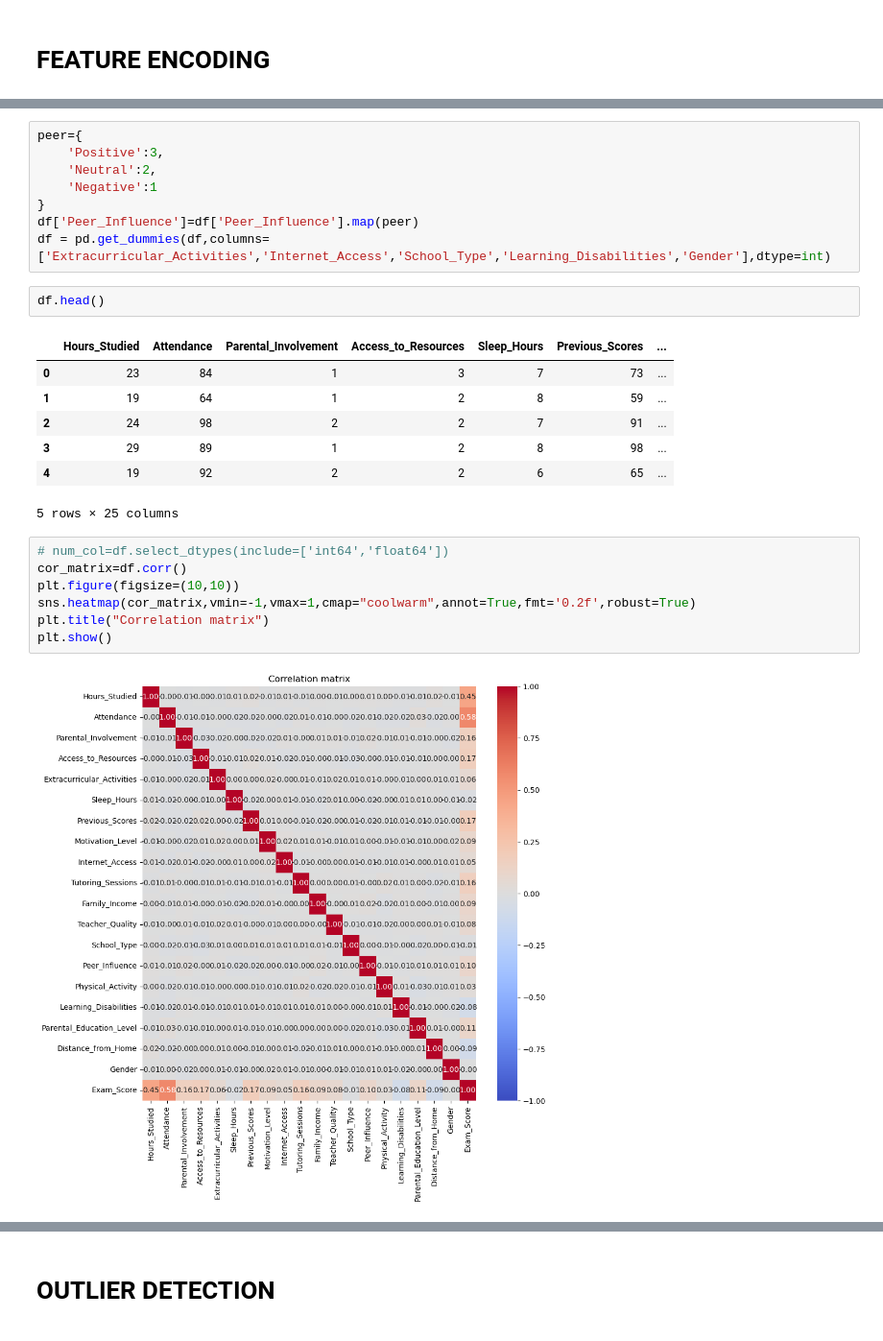
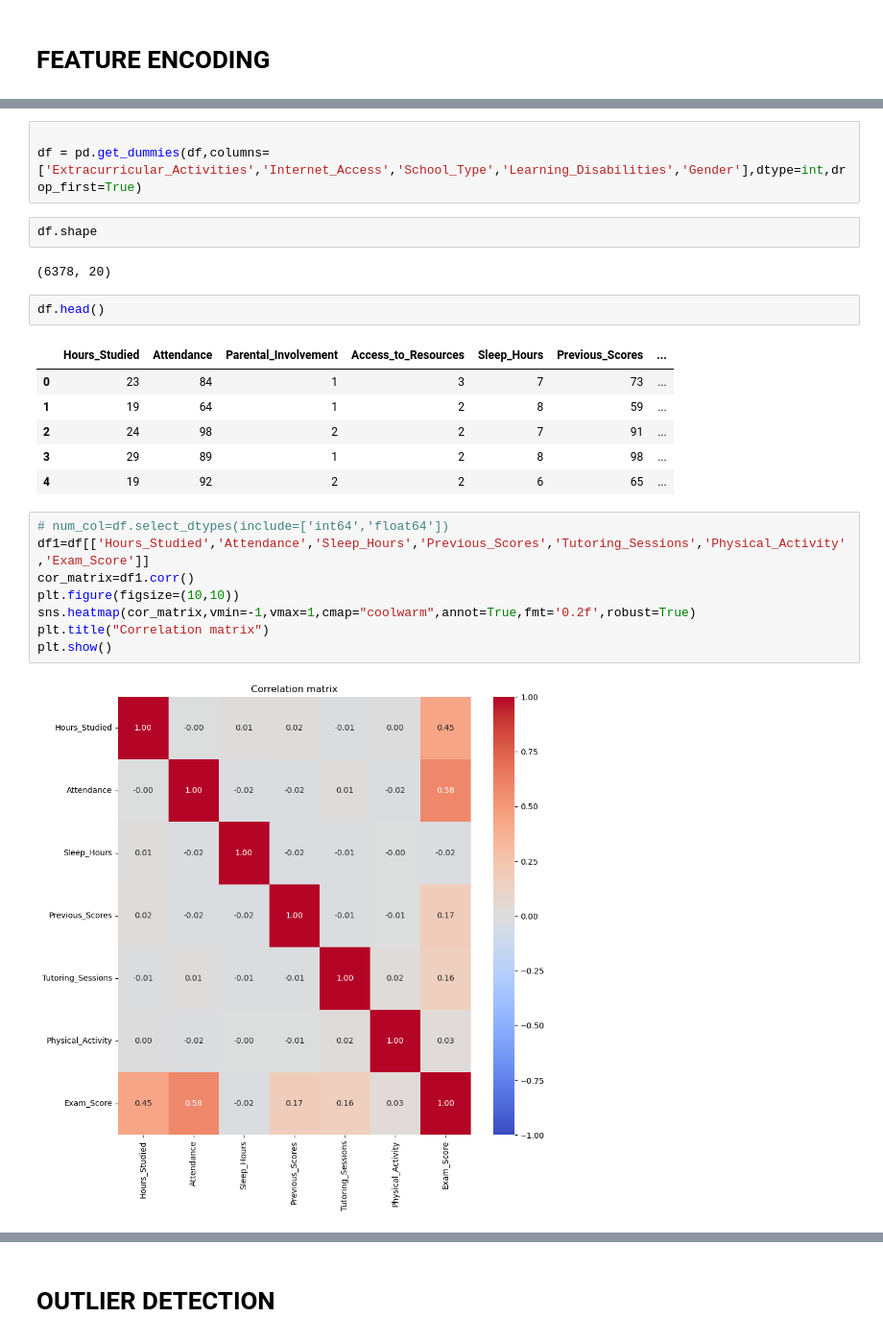
Before and after one commit to sikaneka/Student_Performance_Factors, a Jupyter notebook: Student_Performance_EDA.ipynb, the cells around one changed output, grey strips where cells are left out. Shown at 96% size. Cells and saved outputs as stored; diff of their text form.

```diff
--- a/Student_Performance_EDA.ipynb
+++ b/Student_Performance_EDA.ipynb
@@ -321,11 +327,10 @@ df['Distance_from_Home']=df['Distance_from_Home'].map( dis)
 # %%
-peer={
-    'Positive':3,
-    'Neutral':2,
-    'Negative':1
-}
-df['Peer_Influence']=df['Peer_Influence'].map(peer)
-df = pd.get_dummies(df,columns=['Extracurricular_Activities','Internet_Access','School_Type','Learning_Disabilities','Gender'],dtype=int)
+
+df = pd.get_dummies(df,columns=['Extracurricular_Activities','Internet_Access','School_Type','Learning_Disabilities','Gender'],dtype=int,drop_first=True)
+# %%
+df.shape
+# %% [output]
+(6378, 20)
 # %%
 df.head()
 # %% [output]
@@ -335,16 +340,16 @@ df.head()
 | 2 | 24 | 98 | 2 | 2 | 7 | 91 | ... |
 | 3 | 29 | 89 | 1 | 2 | 8 | 98 | ... |
 | 4 | 19 | 92 | 2 | 2 | 6 | 65 | ... |
-5 rows × 25 columns
 # %%
 # num_col=df.select_dtypes(include=['int64','float64'])
-cor_matrix=df.corr()
+df1=df[['Hours_Studied','Attendance','Sleep_Hours','Previous_Scores','Tutoring_Sessions','Physical_Activity','Exam_Score']]
+cor_matrix=df1.corr()
 plt.figure(figsize=(10,10))
 sns.heatmap(cor_matrix,vmin=-1,vmax=1,cmap="coolwarm",annot=True,fmt='0.2f',robust=True)
 plt.title("Correlation matrix")
 plt.show()
 # %% [output]
-[figure, old version]
+[figure, new version]
 # %%
 from statsmodels.stats.outliers_influence import variance_inflation_factor
 vif=pd.DataFrame()
```
Also changed, not shown: parts of 7 cells of this notebook.
